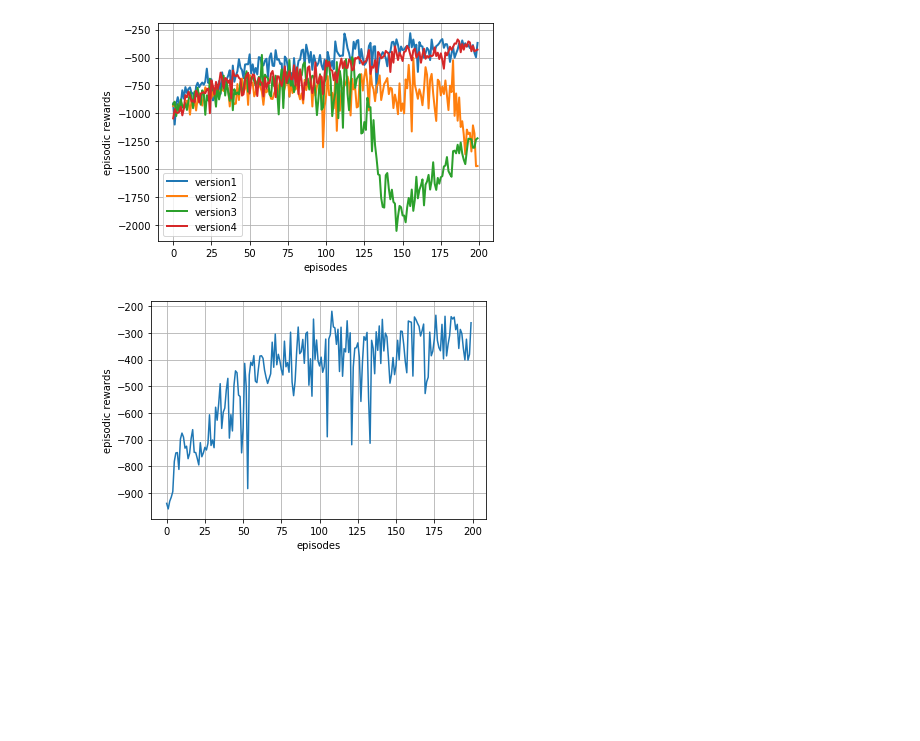
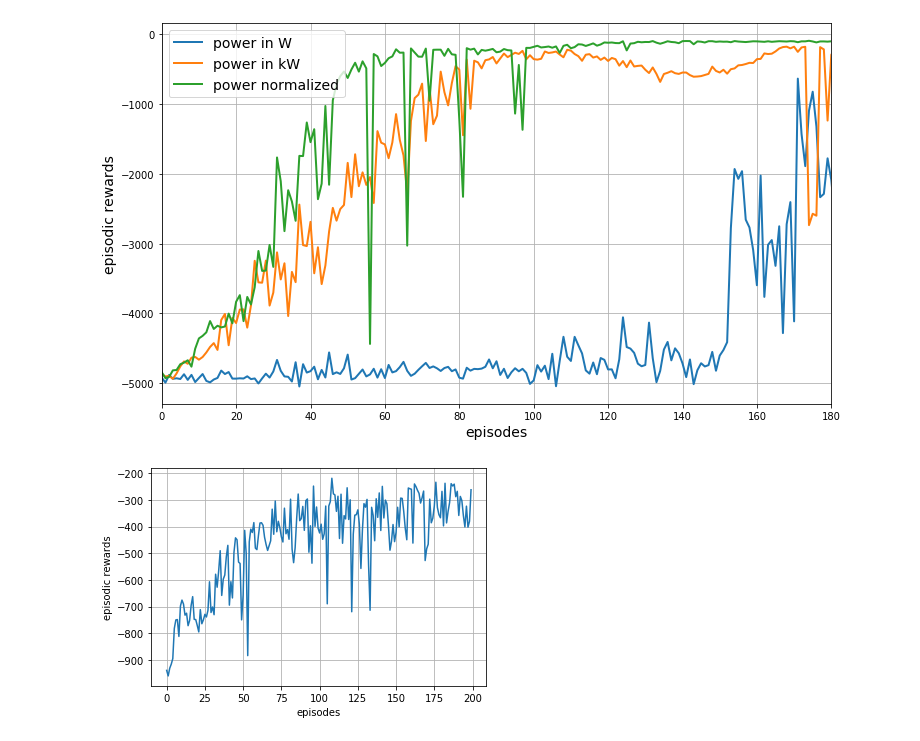
Before and after one commit to zidane89/experiment, a Jupyter notebook: DDQN3_ver2/post_process .ipynb, the cells around one changed output. Saved outputs shown, nothing was run; the diff lists cells and outputs as text; code cells hidden in the pictures; blank space fills up the shorter version.

```diff
--- a/DDQN3_ver2/post_process .ipynb
+++ b/DDQN3_ver2/post_process .ipynb
@@ -2,28 +2,27 @@
 import matplotlib.pyplot as plt
 import pickle
 # %%
-with open("DDQN_3_1_ver2.pkl", "rb") as f:
+with open("DDQN3_1.pkl", "rb") as f:
     data1 = pickle.load(f)[10]
-with open("DDQN_3_2_ver2.pkl", "rb") as f:
+with open("DDQN3_2.pkl", "rb") as f:
     data2 = pickle.load(f)[10]
-with open("DDQN_3_3_ver2.pkl", "rb") as f:
+with open("DDQN3_3.pkl", "rb") as f:
     data3 = pickle.load(f)[10]
-with open("DDQN_3_4_ver2.pkl", "rb") as f:
-    data4 = pickle.load(f)[10]
 # %%
-plt.plot(data1["rewards"], label="version1", linewidth=2)
-plt.plot(data2["rewards"], label="version2", linewidth=2)
-plt.plot(data3["rewards"], label="version3", linewidth=2)
-plt.plot(data4["rewards"], label="version4", linewidth=2)
+plt.figure(figsize=(12, 7))
+plt.plot(data1["rewards"], label="power in W", linewidth=2)
+plt.plot(data2["rewards"], label="power in kW", linewidth=2)
+plt.plot(data3["rewards"], label="power normalized", linewidth=2)
 
-plt.xlabel("episodes")
-plt.ylabel("episodic rewards")
-plt.legend()
+plt.xlabel("episodes", fontsize=14)
+plt.ylabel("episodic rewards", fontsize=14)
+plt.xlim([0, 180])
+plt.legend(fontsize=14, loc="upper left")
 plt.grid()
 # plt.ylim([-1000, -250])
 plt.savefig("rewards_with_states.png")
 # %% [output]
-[figure, old version]
+[figure, new version]
 # %%
 rewards = results["rewards"]
 SOCs = results["SOCs"]
```
Also changed, not shown: 22 other files.
